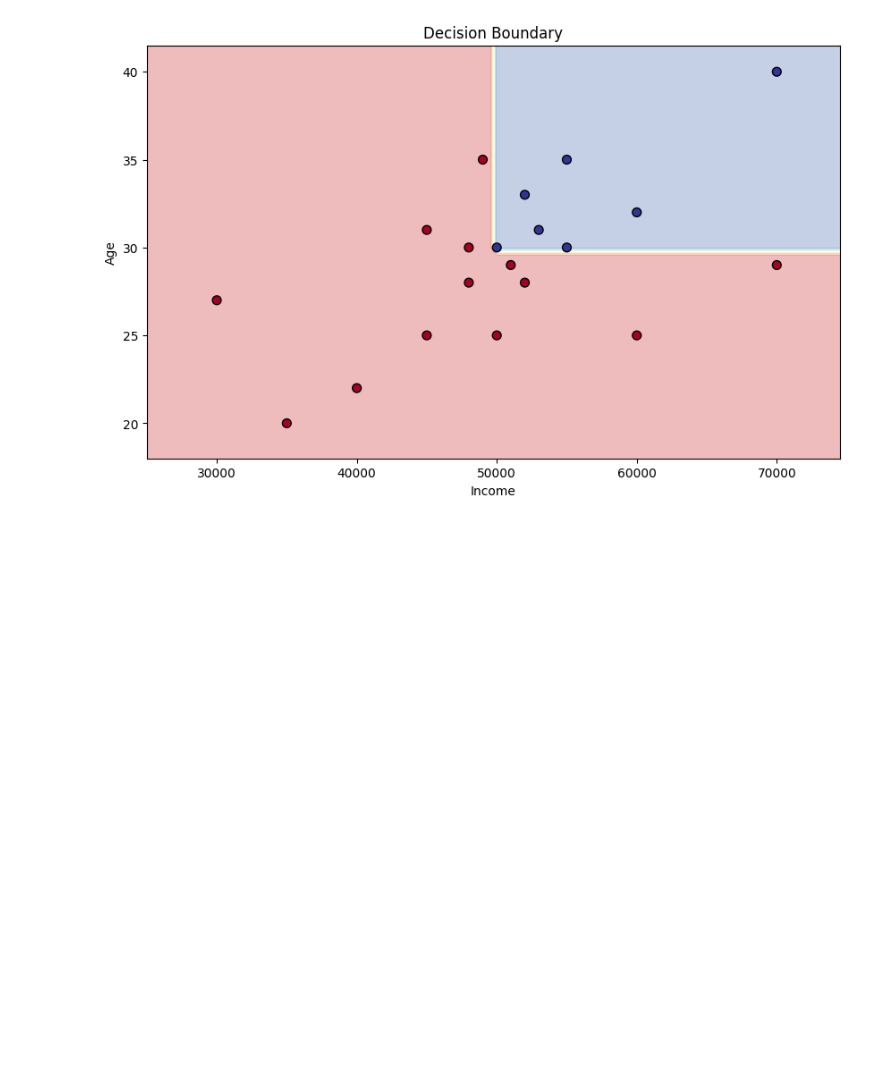
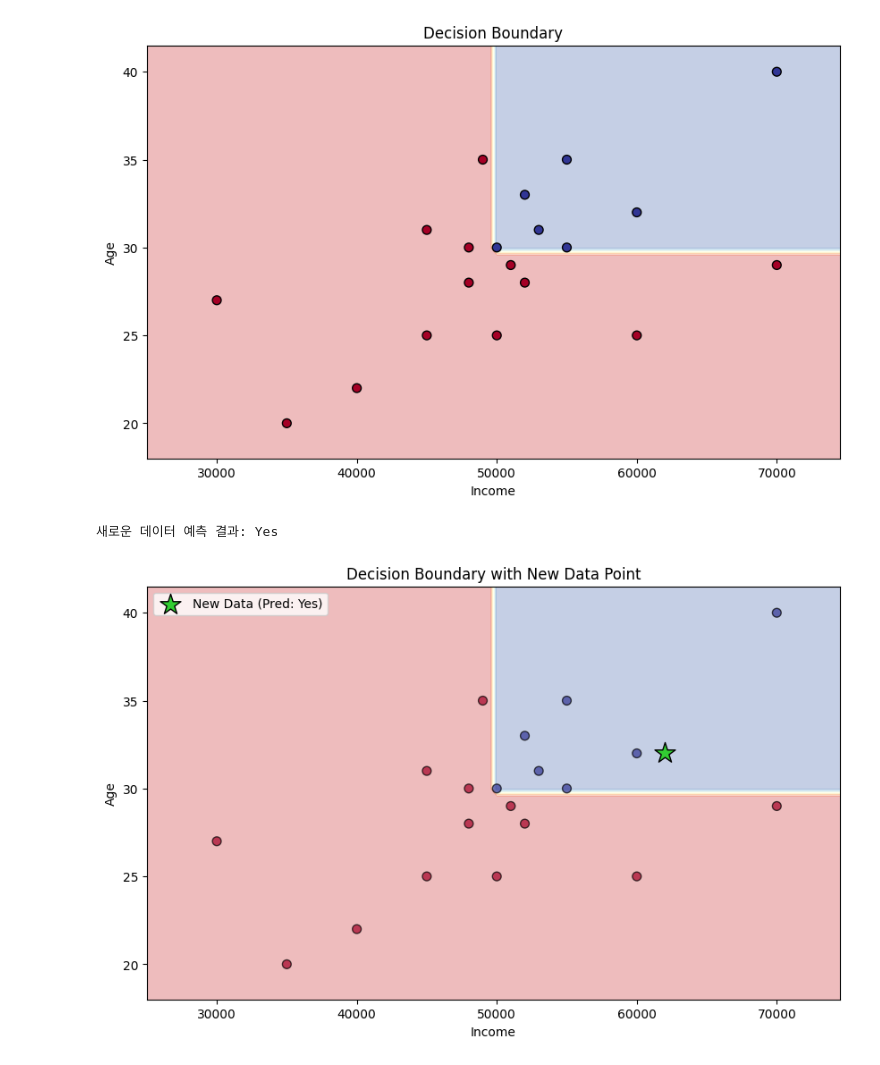
Before and after one commit to Nonamechick/AI-Electronic-Khasan, a Jupyter notebook: DataRegression.ipynb, the cells around one changed output. Saved outputs shown, nothing was run; the diff lists cells and outputs as text; code cells hidden in the pictures; blank space fills up the shorter version.

```diff
--- a/DataRegression.ipynb
+++ b/DataRegression.ipynb
@@ -144,3 +144,55 @@ plt.title('Decision Boundary')
 plt.show()
 # %% [output]
 [figure]
+# %%
+import numpy as np
+import pandas as pd
+import matplotlib.pyplot as plt
+
+# 4. Scatter plot과 결정 경계 시각화
+plt.figure(figsize=(10, 6))
+
+# 결정 경계를 위한 meshgrid 생성
+x_min, x_max = X['Income'].min() - 5000, X['Income'].max() + 5000
+y_min, y_max = X['Age'].min() - 2, X['Age'].max() + 2
+xx, yy = np.meshgrid(np.arange(x_min, x_max, 500),
+                     np.arange(y_min, y_max, 0.5))
+
+# 경고 해결을 위한 DataFrame 변환
+grid_df = pd.DataFrame(np.c_[xx.ravel(), yy.ravel()], columns=['Income', 'Age'])
+
+# 각 점에 대해 예측
+Z = model.predict(grid_df)
+Z = np.array([1 if val == 'Yes' else 0 for val in Z])
+Z = Z.reshape(xx.shape)
+
+# 결정 경계 영역 시각화
+plt.contourf(xx, yy, Z, alpha=0.3, cmap=plt.cm.RdYlBu)
+
+# 기존 데이터 산점도 추가
+y_numeric = np.array([1 if val == 'Yes' else 0 for val in y])
+plt.scatter(X['Income'], X['Age'], c=y_numeric, edgecolor='k', cmap=plt.cm.RdYlBu, s=50, alpha=0.7)
+
+# --- [추가] 새로운 데이터 포인트 정의 및 예측 ---
+new_income = 62000
+new_age = 32
+
+# 새로운 데이터용 DataFrame 생성 (특성 이름 필수)
+new_data = pd.DataFrame([[new_income, new_age]], columns=['Income', 'Age'])
+
+# 모델 예측 수행
+new_pred = model.predict(new_data)[0]
+print(f"새로운 데이터 예측 결과: {new_pred}")
+
+# 새로운 데이터를 그래프에 표시 (초록색 별 모양 마커)
+plt.scatter(new_income, new_age, color='limegreen', marker='*', s=300, edgecolor='black', label=f'New Data (Pred: {new_pred})')
+
+# 그래프 설정
+plt.xlabel('Income')
+plt.ylabel('Age')
+plt.title('Decision Boundary with New Data Point')
+plt.legend()
+plt.show()
+# %% [output]
+새로운 데이터 예측 결과: Yes
+[figure, added]
```
